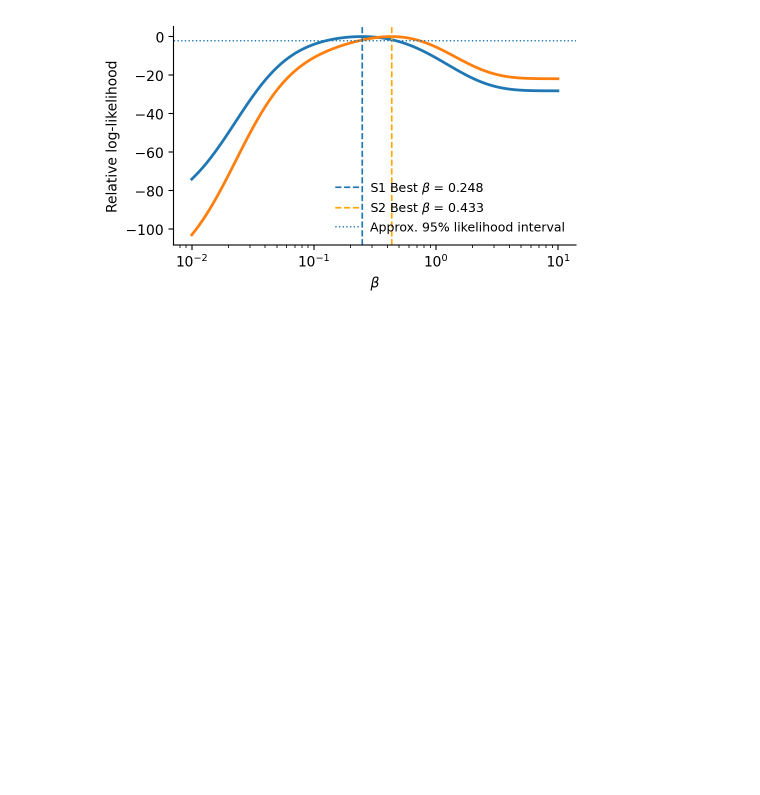
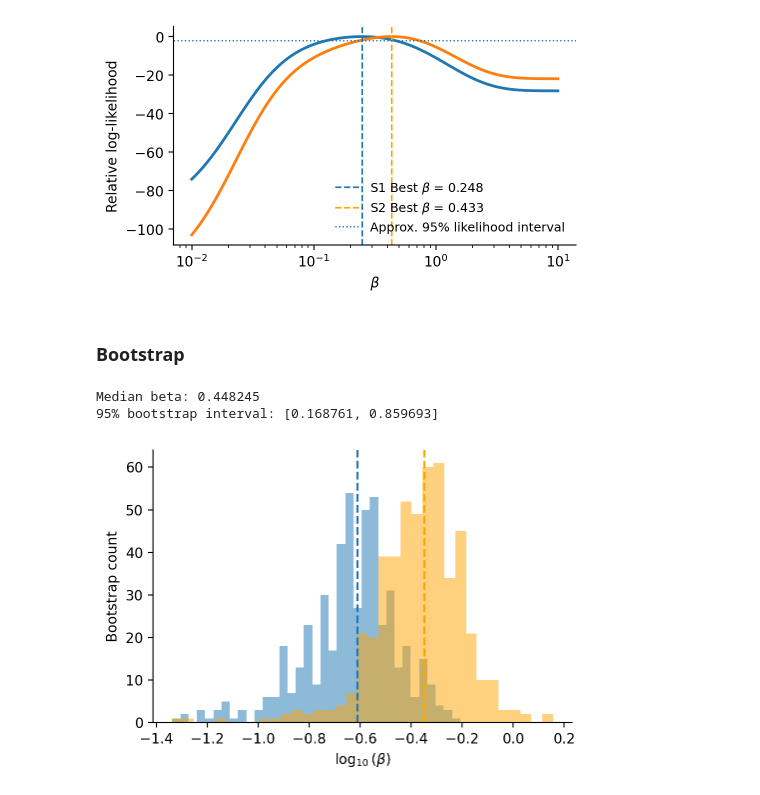
Before and after one commit to Xiaoyue-Zhou/Auditory-Structure-Learning-Model, a Jupyter notebook: fit_behav_beta.ipynb, the cells around one changed output. Saved outputs shown, nothing was run; the diff lists cells and outputs as text; code cells hidden in the pictures; blank space fills up the shorter version.

Commit message:
completed boostraping of beta fitting. Added community seperation analysis

```diff
--- a/fit_behav_beta.ipynb
+++ b/fit_behav_beta.ipynb
@@ -454,3 +448,5 @@ fig.tight_layout()
 plt.show()
 # %% [output]
 [figure]
+# %% [markdown]
+### Bootstrap
@@ -456,0 +527,28 @@ plt.show()
+# %%
+bootstrap_results = pd.DataFrame(
+    bootstrap_records
+)
+
+bootstrap_profiles = pd.concat(
+    profile_records,
+    ignore_index=True
+)
+
+valid_boot = bootstrap_results.loc[
+    np.isfinite(bootstrap_results["best_beta"])
+].copy()
+
+beta_quantiles = np.quantile(
+    valid_boot["best_beta"],
+    [0.025, 0.5, 0.975]
+)
+
+print(f"Median beta: {beta_quantiles[1]:.6f}")
+print(
+    "95% bootstrap interval: "
+    f"[{beta_quantiles[0]:.6f}, "
+    f"{beta_quantiles[2]:.6f}]"
+)
+# %% [output]
+Median beta: 0.448245
+95% bootstrap interval: [0.168761, 0.859693]
@@ -456,0 +596,39 @@ plt.show()
+# %%
+fig, ax = plt.subplots(figsize=(5, 3.5))
+
+ax.hist(
+    np.log10(valid_boot_s1["best_beta"]),
+    bins=35,
+    alpha=0.5
+)
+
+ax.hist(
+    np.log10(valid_boot_s2["best_beta"]),
+    bins=35,
+    color='orange',
+    alpha=0.5
+)
+
+ax.axvline(
+    np.log10(beta_quantiles_s1[1]),
+    linestyle="--",
+    linewidth=1.5
+)
+
+ax.axvline(
+    np.log10(beta_quantiles_s2[1]),
+    linestyle="--",
+    linewidth=1.5,
+    c = 'orange'
+)
+
+ax.set_xlabel(r"$\log_{10}(\beta)$")
+ax.set_ylabel("Bootstrap count")
+
+ax.spines["top"].set_visible(False)
+ax.spines["right"].set_visible(False)
+
+plt.tight_layout()
+plt.show()
+# %% [output]
+[figure, added]
```
Also changed, not shown: parts of 8 cells of this notebook, 3 other files.
